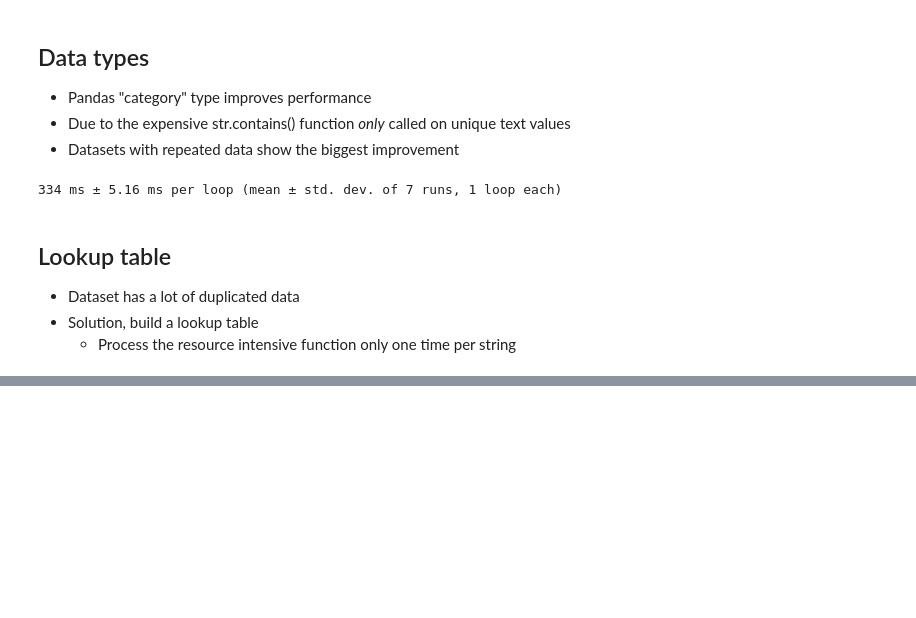
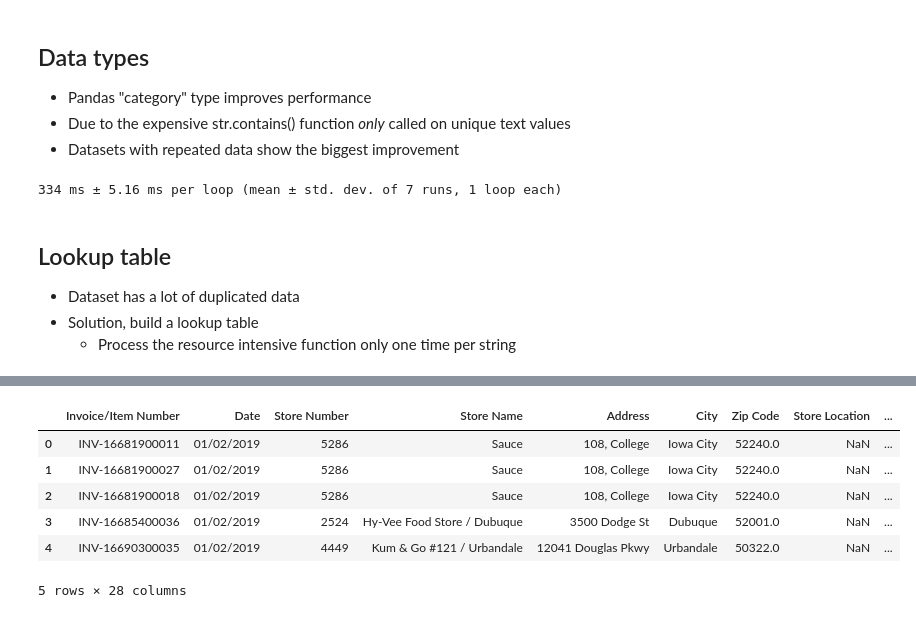
Before and after one commit to MAyub114/text_cleaning, a Jupyter notebook: efficient_cleaning.ipynb, the cells around one changed output, grey strips where cells are left out. Saved outputs shown, nothing was run; the diff lists cells and outputs as text; code cells hidden in the pictures; blank space fills up the shorter version.

Commit message:
Added methods to clean data efficiently

```diff
--- a/efficient_cleaning.ipynb
+++ b/efficient_cleaning.ipynb
@@ -222,3 +222,8 @@ df['Store_Group_3'] = df['Store_Group_1'].combine_first(df['Store Name'])
 # %%
 # Convert "Store Name" back to string type
 df['Store Name'] = df['Store Name'].astype('string')
+# %%
+# Lookup DataFrame contains all unique values and run generalize function
+lookup_df = pd.DataFrame()
+lookup_df['Store Name'] = df['Store Name'].unique()
+lookup_df['Store_Group_5'] = generalize(lookup_df['Store Name'], store_patterns_2)
@@ -224,0 +239,13 @@ df['Store Name'] = df['Store Name'].astype('string')
+# %%
+# Merge back into final DataFrame
+df = pd.merge(df, lookup_df, how='left')
+# %%
+df.head()
+# %% [output]
+|  | Invoice/Item Number | Date | Store Number | Store Name | Address | City | Zip Code | Store Location | ... |
+| 0 | INV-16681900011 | 01/02/2019 | 5286 | Sauce | 108, College | Iowa City | 52240.0 | NaN | ... |
+| 1 | INV-16681900027 | 01/02/2019 | 5286 | Sauce | 108, College | Iowa City | 52240.0 | NaN | ... |
+| 2 | INV-16681900018 | 01/02/2019 | 5286 | Sauce | 108, College | Iowa City | 52240.0 | NaN | ... |
+| 3 | INV-16685400036 | 01/02/2019 | 2524 | Hy-Vee Food Store / Dubuque | 3500 Dodge St | Dubuque | 52001.0 | NaN | ... |
+| 4 | INV-16690300035 | 01/02/2019 | 4449 | Kum & Go #121 / Urbandale | 12041 Douglas Pkwy | Urbandale | 50322.0 | NaN | ... |
+5 rows × 28 columns
```
Also changed, not shown: parts of 1 cell of this notebook.
